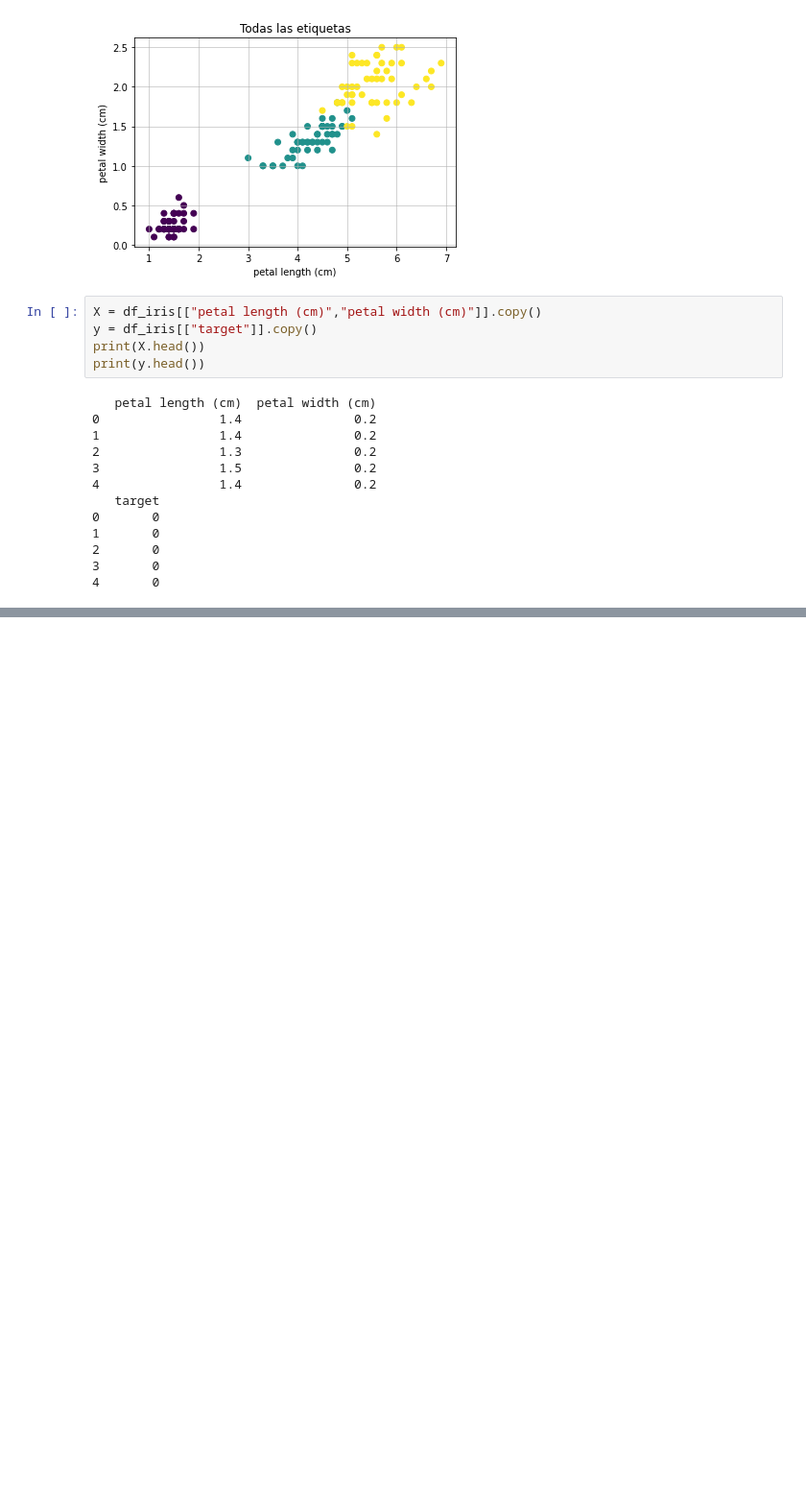
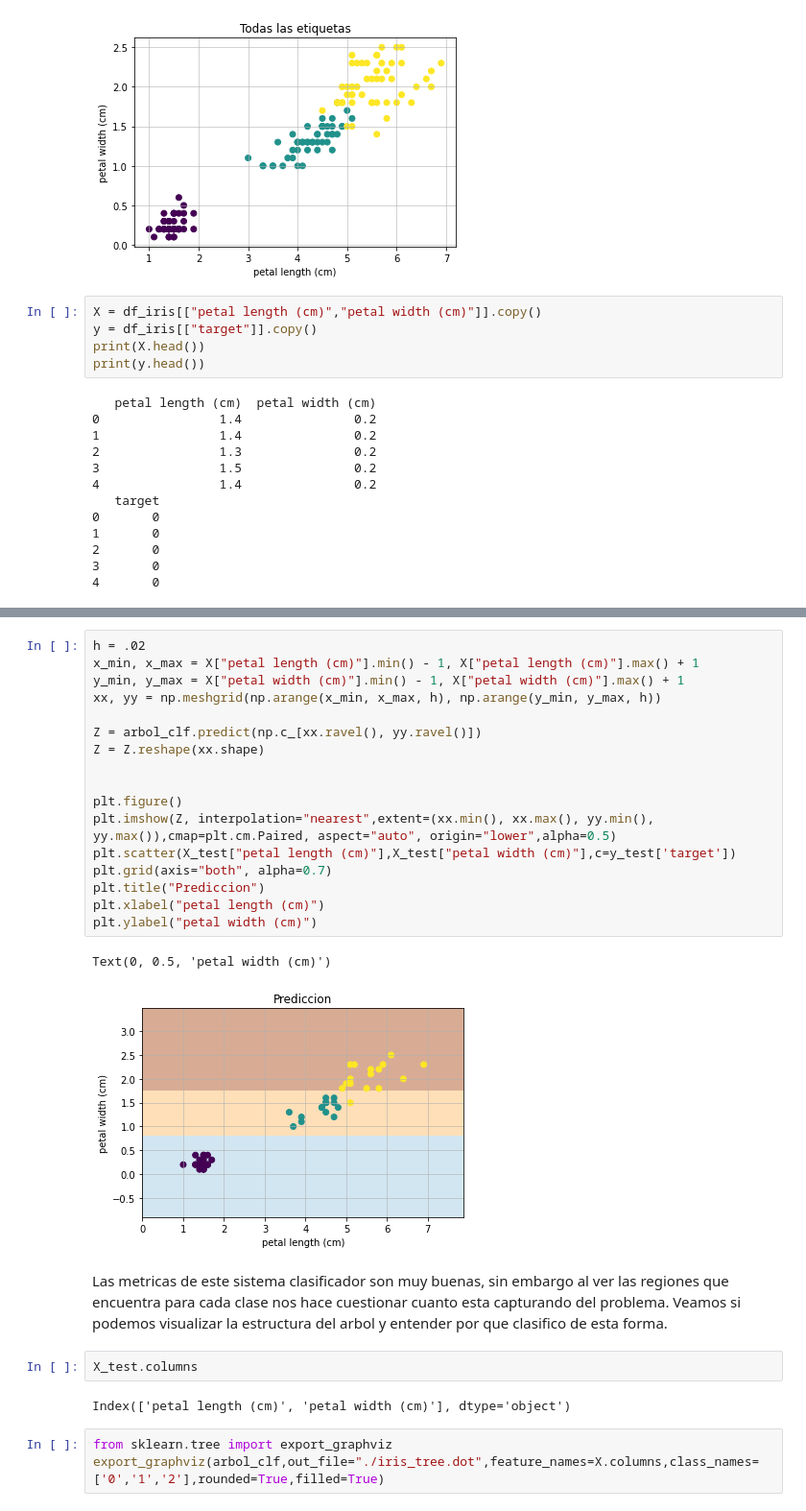
Before and after one commit to nechebarrena/HOML, a Jupyter notebook: HOML_cap_6.ipynb, the cells around one changed output, grey strips where cells are left out. Shown at 96% size. Saved outputs shown, nothing was run; the diff lists cells and outputs as text; blank space fills up the shorter version.

```diff
--- a/HOML_cap_6.ipynb
+++ b/HOML_cap_6.ipynb
@@ -66,0 +120,29 @@ print(y.head())
+# %%
+h = .02
+x_min, x_max = X["petal length (cm)"].min() - 1, X["petal length (cm)"].max() + 1
+y_min, y_max = X["petal width (cm)"].min() - 1, X["petal width (cm)"].max() + 1
+xx, yy = np.meshgrid(np.arange(x_min, x_max, h), np.arange(y_min, y_max, h))
+
+Z = arbol_clf.predict(np.c_[xx.ravel(), yy.ravel()])
+Z = Z.reshape(xx.shape)
+
+
+plt.figure()
+plt.imshow(Z, interpolation="nearest",extent=(xx.min(), xx.max(), yy.min(), yy.max()),cmap=plt.cm.Paired, aspect="auto", origin="lower",alpha=0.5)
+plt.scatter(X_test["petal length (cm)"],X_test["petal width (cm)"],c=y_test['target'])
+plt.grid(axis="both", alpha=0.7)
+plt.title("Prediccion")
+plt.xlabel("petal length (cm)")
+plt.ylabel("petal width (cm)")
+# %% [output]
+Text(0, 0.5, 'petal width (cm)')
+[figure, added]
+# %% [markdown]
+Las metricas de este sistema clasificador son muy buenas, sin embargo al ver las regiones que encuentra para cada clase nos hace cuestionar cuanto esta capturando del problema. Veamos si podemos visualizar la estructura del arbol y entender por que clasifico de esta forma.
+# %%
+X_test.columns
+# %% [output]
+Index(['petal length (cm)', 'petal width (cm)'], dtype='object')
+# %%
+from sklearn.tree import export_graphviz
+export_graphviz(arbol_clf,out_file="./iris_tree.dot",feature_names=X.columns,class_names=['0','1','2'],rounded=True,filled=True)
```
Also changed, not shown: parts of 6 cells of this notebook.
